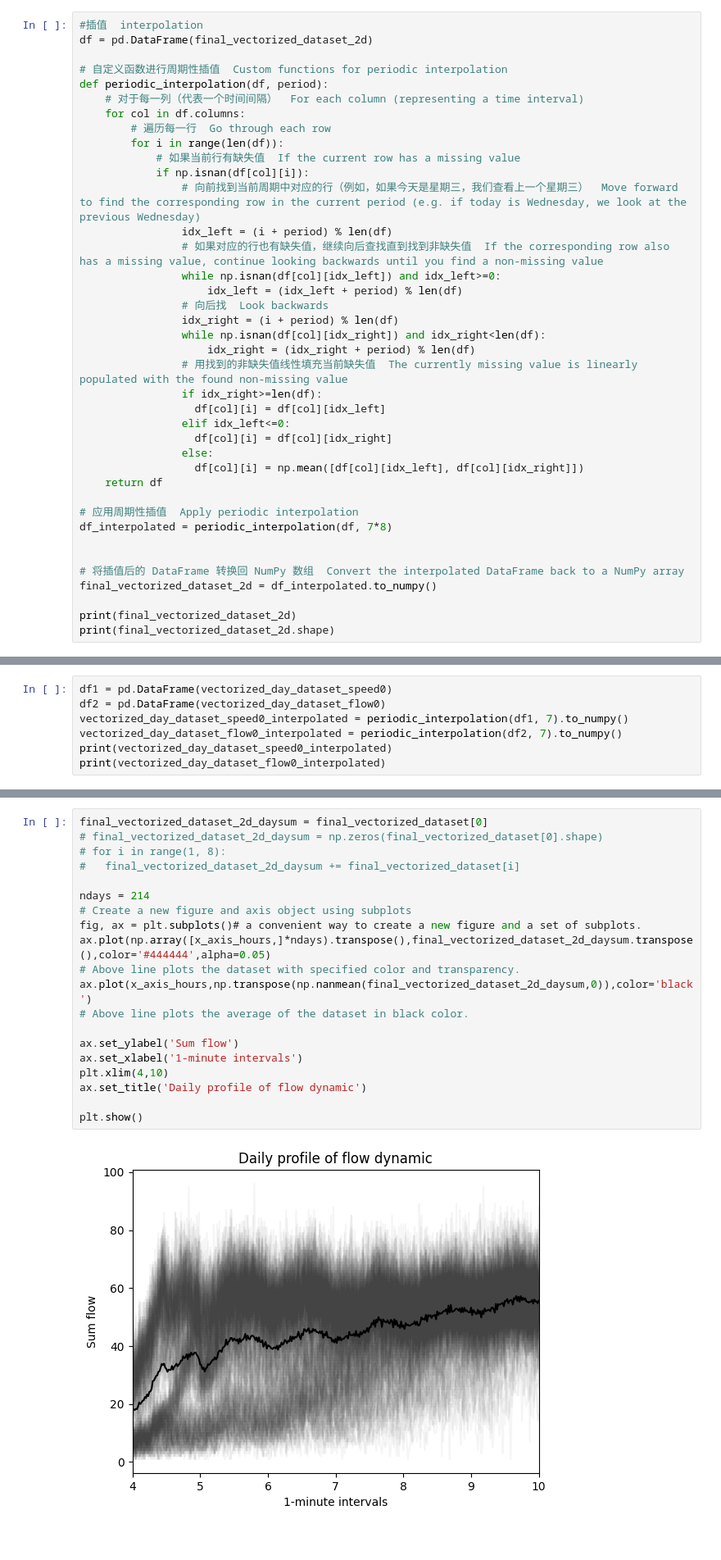
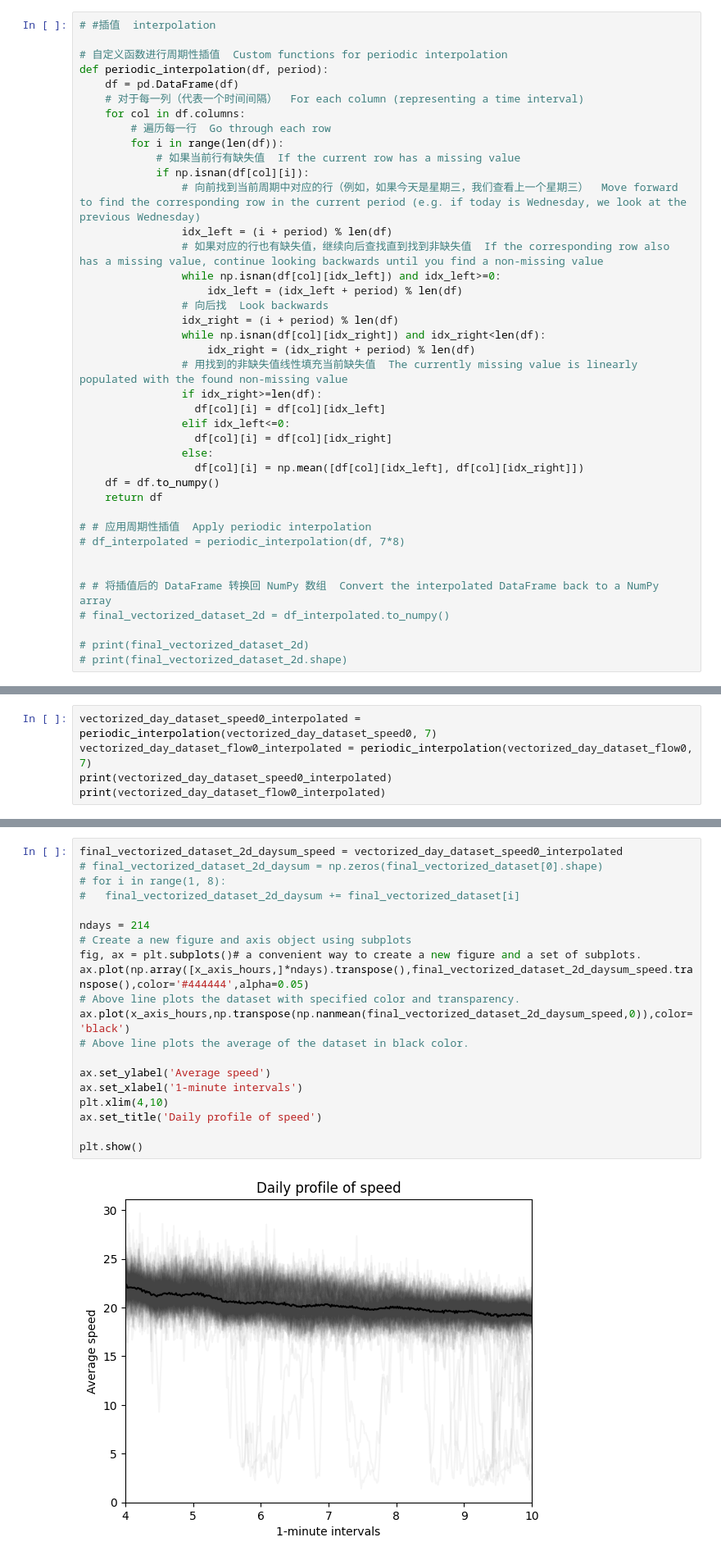
Before and after one commit to HR0262/AI-in-transportation-assignments, a Jupyter notebook: project/projectcodexgblstm.ipynb, the cells around one changed output, grey strips where cells are left out. Shown: that part at 82% size. Drawn from its saved outputs; the diff is of its cells as text.

Commit message:
finished catboost and lstm, can converted to different portal

```diff
--- a/project/projectcodexgblstm.ipynb
+++ b/project/projectcodexgblstm.ipynb
@@ -282,9 +292,9 @@ print(final_vectorized_dataset_2d.shape)
 # %%
-#插值  interpolation
-df = pd.DataFrame(final_vectorized_dataset_2d)
+# #插值  interpolation
 
 # 自定义函数进行周期性插值  Custom functions for periodic interpolation
 def periodic_interpolation(df, period):
+    df = pd.DataFrame(df)
     # 对于每一列（代表一个时间间隔）  For each column (representing a time interval)
     for col in df.columns:
         # 遍历每一行  Go through each row
@@ -307,14 +317,15 @@ def periodic_interpolation(df, period):
                   df[col][i] = df[col][idx_right]
                 else:
                   df[col][i] = np.mean([df[col][idx_left], df[col][idx_right]])
+    df = df.to_numpy()
     return df
 
-# 应用周期性插值  Apply periodic interpolation
-df_interpolated = periodic_interpolation(df, 7*8)
+# # 应用周期性插值  Apply periodic interpolation
+# df_interpolated = periodic_interpolation(df, 7*8)
 
 
-# 将插值后的 DataFrame 转换回 NumPy 数组  Convert the interpolated DataFrame back to a NumPy array
-final_vectorized_dataset_2d = df_interpolated.to_numpy()
+# # 将插值后的 DataFrame 转换回 NumPy 数组  Convert the interpolated DataFrame back to a NumPy array
+# final_vectorized_dataset_2d = df_interpolated.to_numpy()
 
-print(final_vectorized_dataset_2d)
-print(final_vectorized_dataset_2d.shape)
+# print(final_vectorized_dataset_2d)
+# print(final_vectorized_dataset_2d.shape)
@@ -350,8 +332,6 @@ See the caveats in the documentation: https://pandas.pydata.org/pandas-docs/stab
 # %%
-df1 = pd.DataFrame(vectorized_day_dataset_speed0)
-df2 = pd.DataFrame(vectorized_day_dataset_flow0)
-vectorized_day_dataset_speed0_interpolated = periodic_interpolation(df1, 7).to_numpy()
-vectorized_day_dataset_flow0_interpolated = periodic_interpolation(df2, 7).to_numpy()
+vectorized_day_dataset_speed0_interpolated = periodic_interpolation(vectorized_day_dataset_speed0, 7)
+vectorized_day_dataset_flow0_interpolated = periodic_interpolation(vectorized_day_dataset_flow0, 7)
 print(vectorized_day_dataset_speed0_interpolated)
 print(vectorized_day_dataset_flow0_interpolated)
 # %% [output]
@@ -403,25 +386,25 @@ number of days with missing value 0
 # %%
-final_vectorized_dataset_2d_daysum = final_vectorized_dataset[0]
+final_vectorized_dataset_2d_daysum_speed = vectorized_day_dataset_speed0_interpolated
 # final_vectorized_dataset_2d_daysum = np.zeros(final_vectorized_dataset[0].shape)
 # for i in range(1, 8):
 #   final_vectorized_dataset_2d_daysum += final_vectorized_dataset[i]
 
 ndays = 214
 # Create a new figure and axis object using subplots
 fig, ax = plt.subplots()# a convenient way to create a new figure and a set of subplots.
-ax.plot(np.array([x_axis_hours,]*ndays).transpose(),final_vectorized_dataset_2d_daysum.transpose(),color='#444444',alpha=0.05)
+ax.plot(np.array([x_axis_hours,]*ndays).transpose(),final_vectorized_dataset_2d_daysum_speed.transpose(),color='#444444',alpha=0.05)
 # Above line plots the dataset with specified color and transparency.
-ax.plot(x_axis_hours,np.transpose(np.nanmean(final_vectorized_dataset_2d_daysum,0)),color='black')
+ax.plot(x_axis_hours,np.transpose(np.nanmean(final_vectorized_dataset_2d_daysum_speed,0)),color='black')
 # Above line plots the average of the dataset in black color.
 
-ax.set_ylabel('Sum flow')
+ax.set_ylabel('Average speed')
 ax.set_xlabel('1-minute intervals')
 plt.xlim(4,10)
-ax.set_title('Daily profile of flow dynamic')
+ax.set_title('Daily profile of speed')
 
 plt.show()
 # %% [output]
-[figure, old version]
+[figure, new version]
 # %%
 import datetime
 
```
Also changed, not shown: parts of 13 cells of this notebook.
